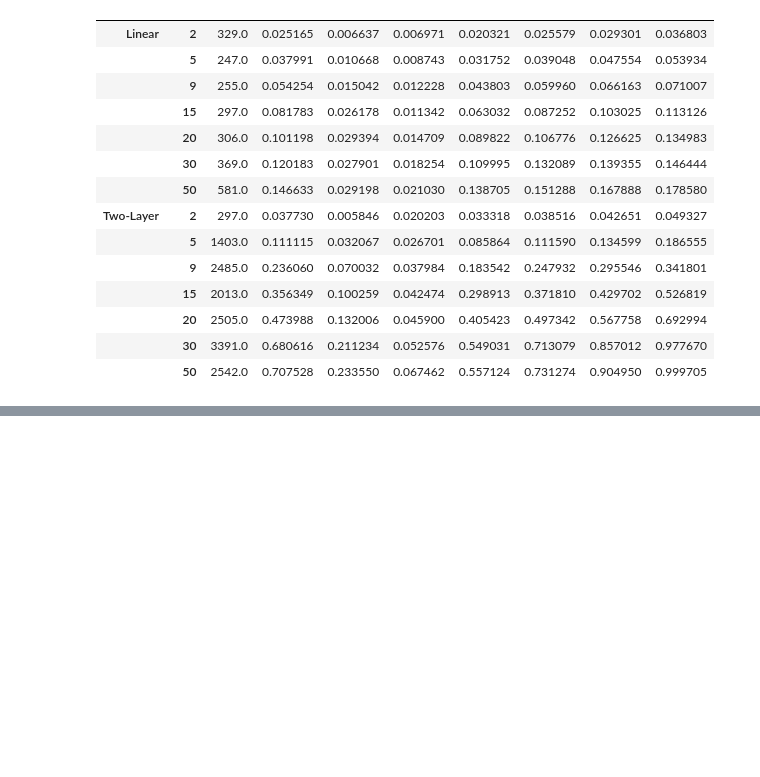
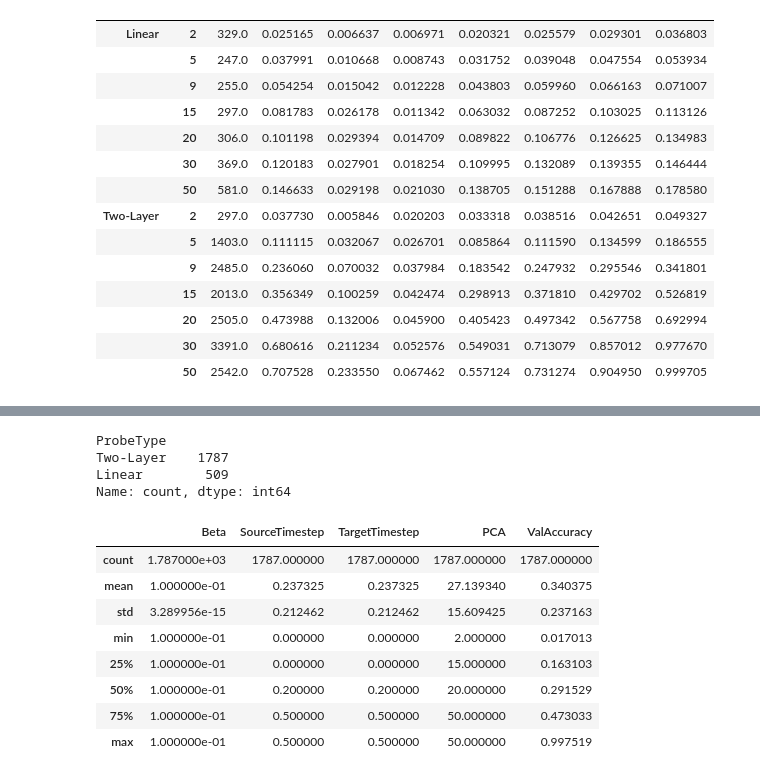
Before and after one commit to JaninaMattes/NoiseGuided-SmoothLFM, a Jupyter notebook: evaluation/plots/pca_eval_graphs.ipynb, the cells around one changed output, grey strips where cells are left out. Drawn from its saved outputs; the diff is of its cells as text; code cells hidden in the pictures; blank space fills up the shorter version.

```diff
--- a/evaluation/plots/pca_eval_graphs.ipynb
+++ b/evaluation/plots/pca_eval_graphs.ipynb
@@ -641,0 +849,19 @@ plt.show()
+# %%
+print(df["ProbeType"].value_counts())
+# %% [output]
+ProbeType
+Two-Layer    1787
+Linear        509
+Name: count, dtype: int64
+# %%
+df[df["ProbeType"] == "Two-Layer"].describe()
+# %% [output]
+|  | Beta | SourceTimestep | TargetTimestep | PCA | ValAccuracy |
+| count | 1.787000e+03 | 1787.000000 | 1787.000000 | 1787.000000 | 1787.000000 |
+| mean | 1.000000e-01 | 0.237325 | 0.237325 | 27.139340 | 0.340375 |
+| std | 3.289956e-15 | 0.212462 | 0.212462 | 15.609425 | 0.237163 |
+| min | 1.000000e-01 | 0.000000 | 0.000000 | 2.000000 | 0.017013 |
+| 25% | 1.000000e-01 | 0.000000 | 0.000000 | 15.000000 | 0.163103 |
+| 50% | 1.000000e-01 | 0.200000 | 0.200000 | 20.000000 | 0.291529 |
+| 75% | 1.000000e-01 | 0.500000 | 0.500000 | 50.000000 | 0.473033 |
+| max | 1.000000e-01 | 0.500000 | 0.500000 | 50.000000 | 0.997519 |
```
Also changed, not shown: parts of 15 cells of this notebook, 17 other files.
